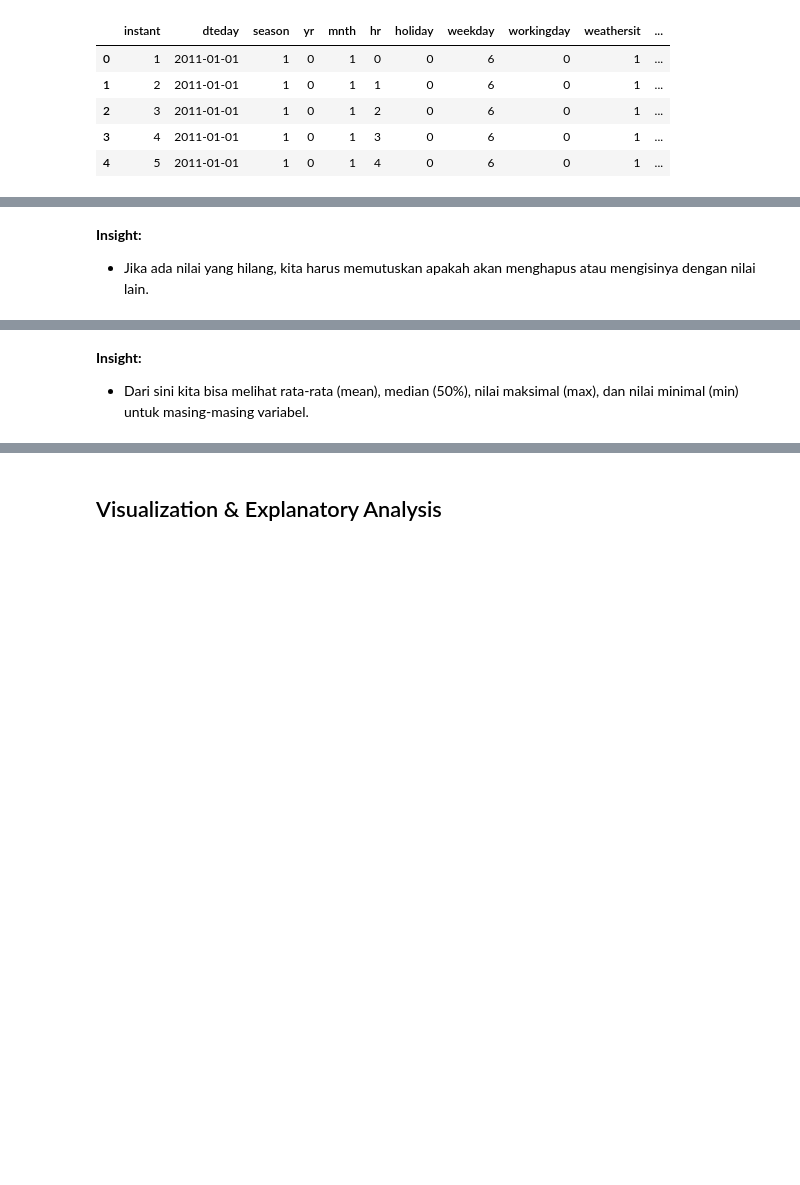
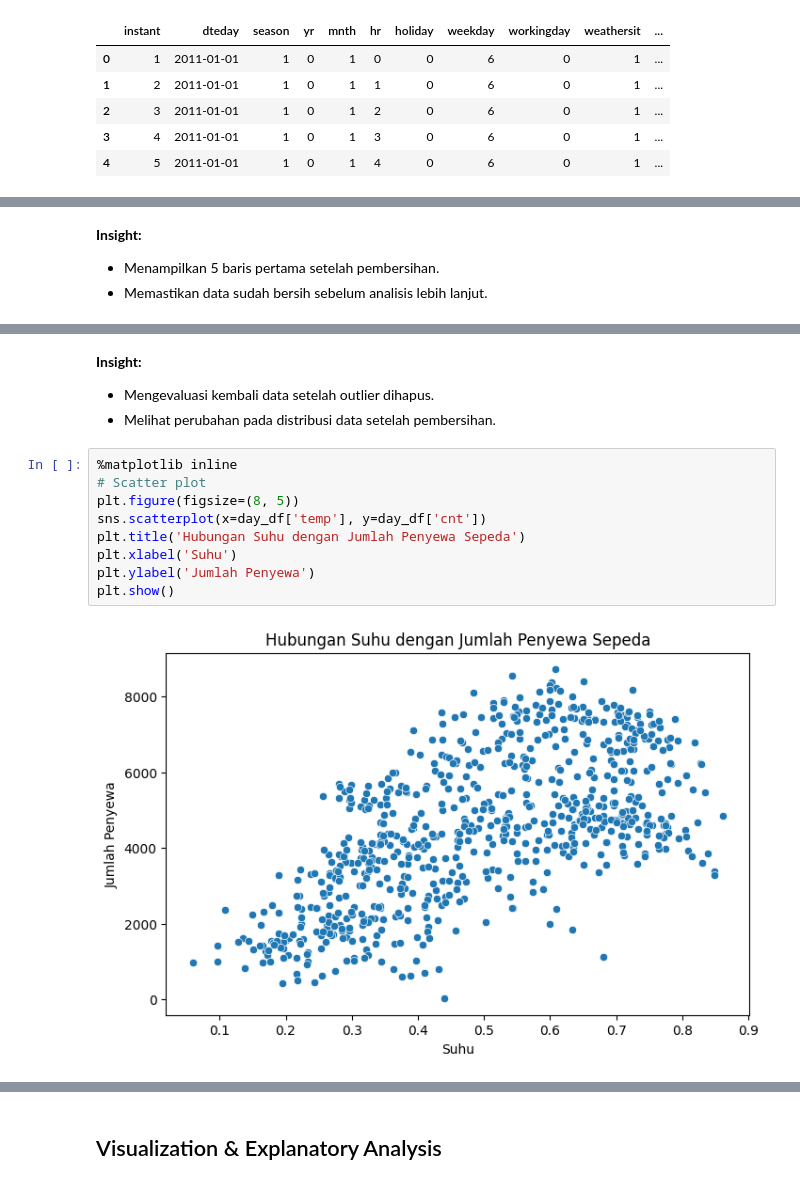
Before and after one commit to pawcatReva/proyekDicoding, a Jupyter notebook: notebooks.ipynb, the cells around one changed output, grey strips where cells are left out. Cells and saved outputs as stored; diff of their text form; blank space fills up the shorter version.

```diff
--- a/notebooks.ipynb
+++ b/notebooks.ipynb
@@ -250,6 +252,7 @@ dtype: int64
-# %% [markdown]
-**Insight:**
-- Jika ada nilai yang hilang, kita harus memutuskan apakah akan menghapus atau mengisinya dengan nilai lain.
+# %% [markdown]
+**Insight:**
+- Menampilkan 5 baris pertama setelah pembersihan.
+- Memastikan data sudah bersih sebelum analisis lebih lanjut.
 # %%
 day_df.describe()
 hour_df.describe()
@@ -263,6 +266,18 @@ hour_df.describe()
 | 50% | 8690.0000 | 3.000000 | 1.000000 | 7.000000 | 12.000000 | 0.000000 | 3.000000 | 1.000000 | 1.000000 | 0.500000 | ... |
 | 75% | 13034.5000 | 3.000000 | 1.000000 | 10.000000 | 18.000000 | 0.000000 | 5.000000 | 1.000000 | 2.000000 | 0.660000 | ... |
 | max | 17379.0000 | 4.000000 | 1.000000 | 12.000000 | 23.000000 | 1.000000 | 6.000000 | 1.000000 | 4.000000 | 1.000000 | ... |
-# %% [markdown]
-**Insight:**
-- Dari sini kita bisa melihat rata-rata (mean), median (50%), nilai maksimal (max), dan nilai minimal (min) untuk masing-masing variabel.
+# %% [markdown]
+**Insight:**
+- Mengevaluasi kembali data setelah outlier dihapus.
+- Melihat perubahan pada distribusi data setelah pembersihan.
+# %%
+%matplotlib inline
+# Scatter plot
+plt.figure(figsize=(8, 5))
+sns.scatterplot(x=day_df['temp'], y=day_df['cnt'])
+plt.title('Hubungan Suhu dengan Jumlah Penyewa Sepeda')
+plt.xlabel('Suhu')
+plt.ylabel('Jumlah Penyewa')
+plt.show()
+# %% [output]
+[figure, added]
```
Also changed, not shown: parts of 33 cells of this notebook, 2 other files.
